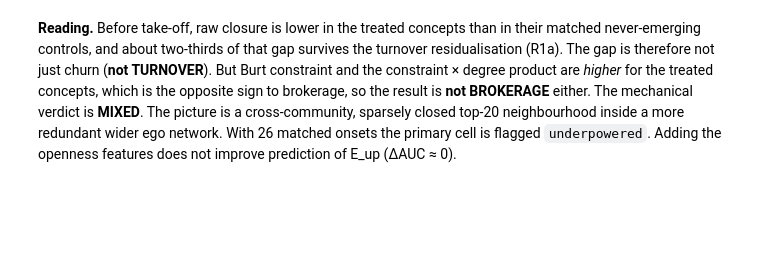
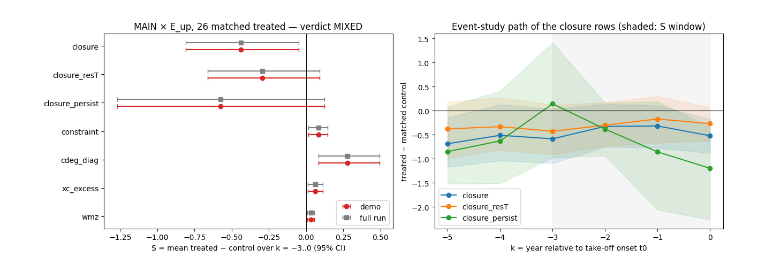
Before and after one commit to ai-inventor-papers/ai-invention-8892b7-occupancy-is-not-integration-for-new, a Jupyter notebook: round-3/experiment-5/demo/method_code_demo.ipynb, the cells around one changed output. Saved outputs shown, nothing was run; the diff lists cells and outputs as text; code cells hidden in the pictures; blank space fills up the shorter version.

Commit message:
round-3/experiment-5 — demo for Is openness before take-off brokerage or churn?

```diff
--- a/round-3/experiment-5/demo/method_code_demo.ipynb
+++ b/round-3/experiment-5/demo/method_code_demo.ipynb
@@ -1556,20 +1234,0 @@ The table puts the demo run's primary-cell S values next to the full run's. The
-# %%
-ref = data["metadata"]["full_run_reference"]
-show = ["closure", "closure_resT", "closure_persist", "constraint", "cdeg_diag", "xc_excess", "wmz"]
-label = {"closure": "raw closure", "closure_resT": "R1a residualised closure", "closure_persist": "R1b persistent closure",
-         "constraint": "R1c Burt constraint", "cdeg_diag": "R1c constraint x degree", "xc_excess": "R1c cross-comm. excess",
-         "wmz": "within-module z"}
-tab = pd.DataFrame([dict(indicator=label[c],
-                         S_demo=primary["rows"][c]["primary"]["S"],
-                         CI_demo=np.round(primary["rows"][c]["primary"]["ci"], 3).tolist(),
-                         S_full=ref["primary"][c]["S"], CI_full=np.round(ref["primary"][c]["ci"], 3).tolist(),
-                         panel_demo=primary["pooled_panel"][c]["coef"], panel_full=ref["pooled_panel"][c]["coef"])
-                    for c in show])
-print(f"Primary cell MAIN x all x E_up: {primary['n_onsets']} onsets, {primary['n_matched']} matched "
-      f"(full run: {ref['n_onsets']} onsets, {ref['n_matched']} matched)")
-display(tab.round(3))
-print(f"Verdict demo = {v['verdict']} | full run = {ref['verdict']}")
-print("Prediction AUC (demo subset):", {k: round(x, 3) for k, x in res["auc"].items()})
-print("Prediction AUC (full run):   ", {k: round(x, 3) for k, x in ref["prediction_auc"].items()})
-print(f"dAUC FULL - BASE demo = {res['delta_FULL_vs_BASE']['delta']:+.4f} {np.round(res['delta_FULL_vs_BASE']['ci'], 4)}; "
-      f"full run = {ref['prediction_delta_FULL_vs_BASE']['delta']:+.4f} {np.round(ref['prediction_delta_FULL_vs_BASE']['ci'], 4)}")
@@ -1632,2 +1235,31 @@ plt.show()
-# %% [markdown]
-**Reading.** Before take-off, raw closure is lower in the treated concepts than in their matched never-emerging controls, and about two-thirds of that gap survives the turnover residualisation (R1a). The gap is therefore not just churn (**not TURNOVER**). But Burt constraint and the constraint × degree product are *higher* for the treated concepts, which is the opposite sign to brokerage, so the result is **not BROKERAGE** either. The mechanical verdict is **MIXED**. The picture is a cross-community, sparsely closed top-20 neighbourhood inside a more redundant wider ego network. With 26 matched onsets the primary cell is flagged `underpowered`. Adding the openness features does not improve prediction of E_up (ΔAUC ≈ 0).
+# %%
+fig, (a1, a2) = plt.subplots(1, 2, figsize=(13, 4.6))
+yy = np.arange(len(show))
+for i, c in enumerate(show):
+    st = primary["rows"][c]["primary"]
+    a1.errorbar(st["S"], i + 0.12, xerr=[[st["S"] - st["ci"][0]], [st["ci"][1] - st["S"]]], fmt="o", color="tab:red",
+                capsize=3, label="demo" if i == 0 else None)
+    r0 = ref["S"][c]
+    a1.errorbar(r0["S"], i - 0.12, xerr=[[r0["S"] - r0["ci"][0]], [r0["ci"][1] - r0["S"]]], fmt="s", color="grey",
+                capsize=3, label="full run" if i == 0 else None)
+a1.axvline(0, color="k", lw=0.8)
+a1.set_yticks(yy, show); a1.invert_yaxis()
+a1.set_xlabel("S = mean treated − control over k = −3..0 (95% CI)")
+a1.set_title(f"MAIN × E_up, {primary['n_matched']} matched treated — verdict {v['verdict']}")
+a1.legend(loc="lower right")
+
+ks = SPEC["es_rel_years"]
+for c, col in [("closure", "tab:blue"), ("closure_resT", "tab:orange"), ("closure_persist", "tab:green")]:
+    d = np.array(primary["rows"][c]["diff_k"], float)
+    ci = np.array(primary["rows"][c]["ci_k"], float)
+    a2.plot(ks, d, "-o", color=col, label=c)
+    a2.fill_between(ks, ci[:, 0], ci[:, 1], color=col, alpha=0.12)
+a2.axhline(0, color="k", lw=0.8)
+a2.axvspan(-3, 0, color="grey", alpha=0.08)
+a2.set_xlabel("k = year relative to take-off onset t0"); a2.set_ylabel("treated − matched control")
+a2.set_title("Event-study path of the closure rows (shaded: S window)")
+a2.legend()
+plt.tight_layout()
+plt.show()
+# %% [output]
+[figure, added]
```
Also changed, not shown: parts of 59 cells of this notebook, 1 other file.
